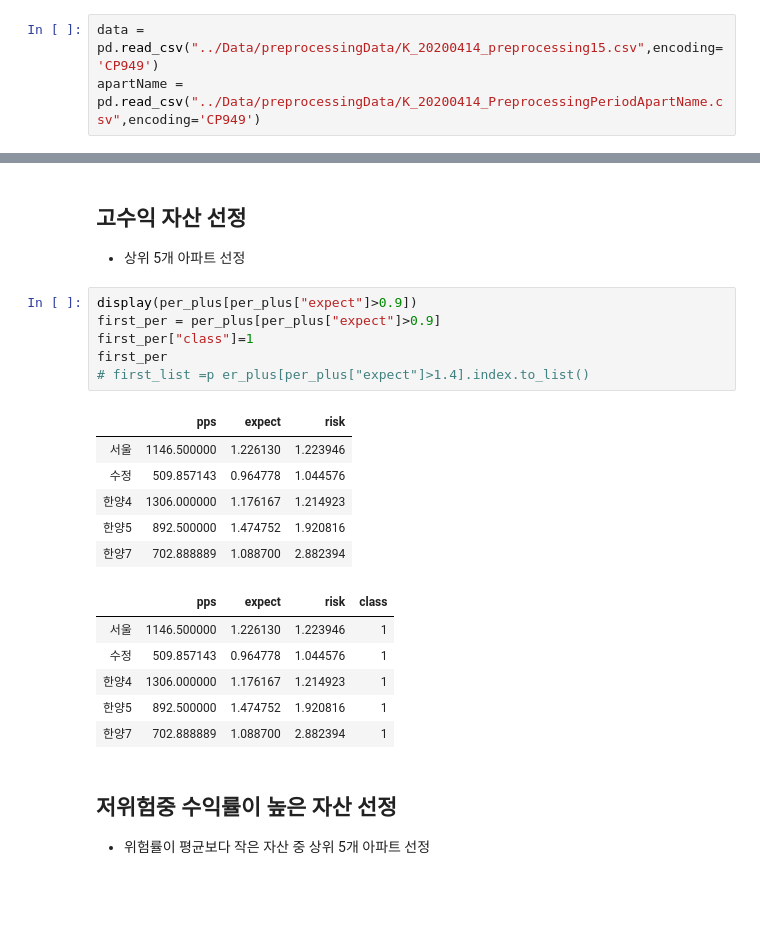
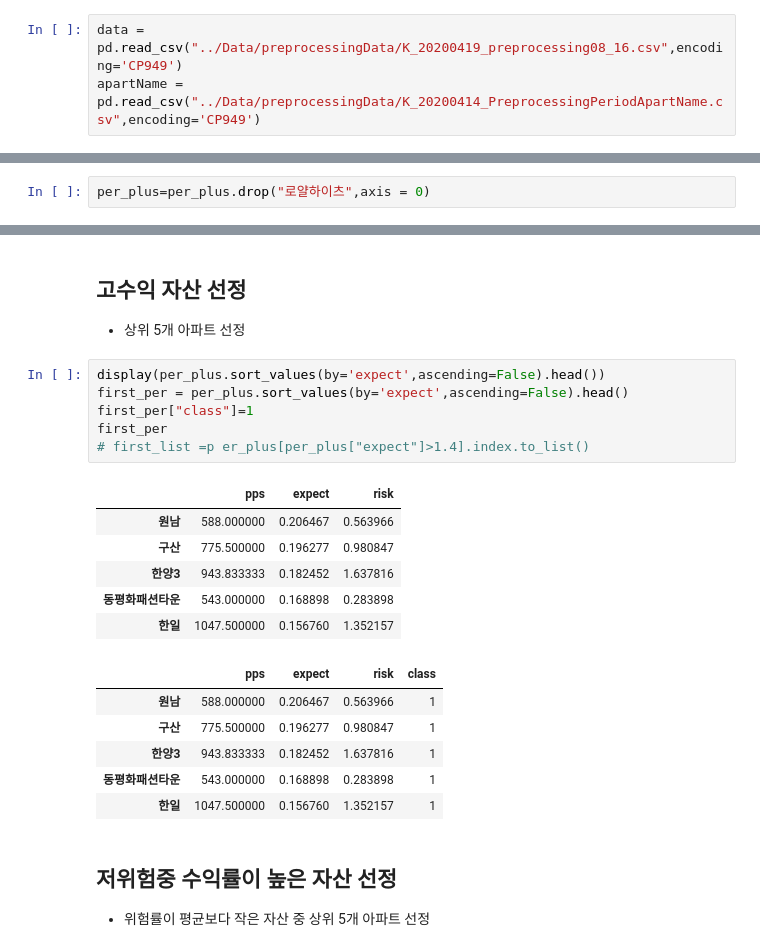
Before and after one commit to h0n9670/ApartmentPrice, a Jupyter notebook: Analysis_Prediction_Python/K_20200415_ExpectedReturnRist.ipynb, the cells around one changed output, grey strips where cells are left out. Saved outputs shown, nothing was run; the diff lists cells and outputs as text; blank space fills up the shorter version.

```diff
--- a/Analysis_Prediction_Python/K_20200415_ExpectedReturnRist.ipynb
+++ b/Analysis_Prediction_Python/K_20200415_ExpectedReturnRist.ipynb
@@ -15,7 +15,7 @@ import seaborn as sns
 - 2-4월이 겹치는데 2개를 불러온 이유 : 2-4월에 거래가 안된 아파트가 데이터가 존재,
     컬럼명이 아파트명인가 컬럼값이 아파트명인가의 차이
 # %%
-data = pd.read_csv("../Data/preprocessingData/K_20200414_preprocessing15.csv",encoding='CP949')
+data = pd.read_csv("../Data/preprocessingData/K_20200419_preprocessing08_16.csv",encoding='CP949')
 apartName = pd.read_csv("../Data/preprocessingData/K_20200414_PreprocessingPeriodApartName.csv",encoding='CP949')
 # %%
 data.tail()
@@ -170,3 +199,5 @@ per_plus
+# %%
+per_plus=per_plus.drop("로얄하이츠",axis = 0)
 # %%
 sns.set_style('whitegrid')
 sns.lmplot(x="risk",y='expect',data=per_plus,scatter_kws ={'s':3})
@@ -185,24 +216,24 @@ plt.show()
 ## 고수익 자산 선정
 - 상위 5개 아파트 선정
 # %%
-display(per_plus[per_plus["expect"]>0.9])
-first_per = per_plus[per_plus["expect"]>0.9]
+display(per_plus.sort_values(by='expect',ascending=False).head())
+first_per = per_plus.sort_values(by='expect',ascending=False).head()
 first_per["class"]=1
 first_per
 # first_list =p er_plus[per_plus["expect"]>1.4].index.to_list()
 # %% [output]
 |  | pps | expect | risk |
-| 서울 | 1146.500000 | 1.226130 | 1.223946 |
-| 수정 | 509.857143 | 0.964778 | 1.044576 |
-| 한양4 | 1306.000000 | 1.176167 | 1.214923 |
-| 한양5 | 892.500000 | 1.474752 | 1.920816 |
-| 한양7 | 702.888889 | 1.088700 | 2.882394 |
+| 원남 | 588.000000 | 0.206467 | 0.563966 |
+| 구산 | 775.500000 | 0.196277 | 0.980847 |
+| 한양3 | 943.833333 | 0.182452 | 1.637816 |
+| 동평화패션타운 | 543.000000 | 0.168898 | 0.283898 |
+| 한일 | 1047.500000 | 0.156760 | 1.352157 |
 |  | pps | expect | risk | class |
-| 서울 | 1146.500000 | 1.226130 | 1.223946 | 1 |
-| 수정 | 509.857143 | 0.964778 | 1.044576 | 1 |
-| 한양4 | 1306.000000 | 1.176167 | 1.214923 | 1 |
-| 한양5 | 892.500000 | 1.474752 | 1.920816 | 1 |
-| 한양7 | 702.888889 | 1.088700 | 2.882394 | 1 |
+| 원남 | 588.000000 | 0.206467 | 0.563966 | 1 |
+| 구산 | 775.500000 | 0.196277 | 0.980847 | 1 |
+| 한양3 | 943.833333 | 0.182452 | 1.637816 | 1 |
+| 동평화패션타운 | 543.000000 | 0.168898 | 0.283898 | 1 |
+| 한일 | 1047.500000 | 0.156760 | 1.352157 | 1 |
 # %% [markdown]
 ## 저위험중 수익률이 높은 자산 선정
 - 위험률이 평균보다 작은 자산 중 상위 5개 아파트 선정
```
Also changed, not shown: parts of 40 cells of this notebook, 10 other files.
